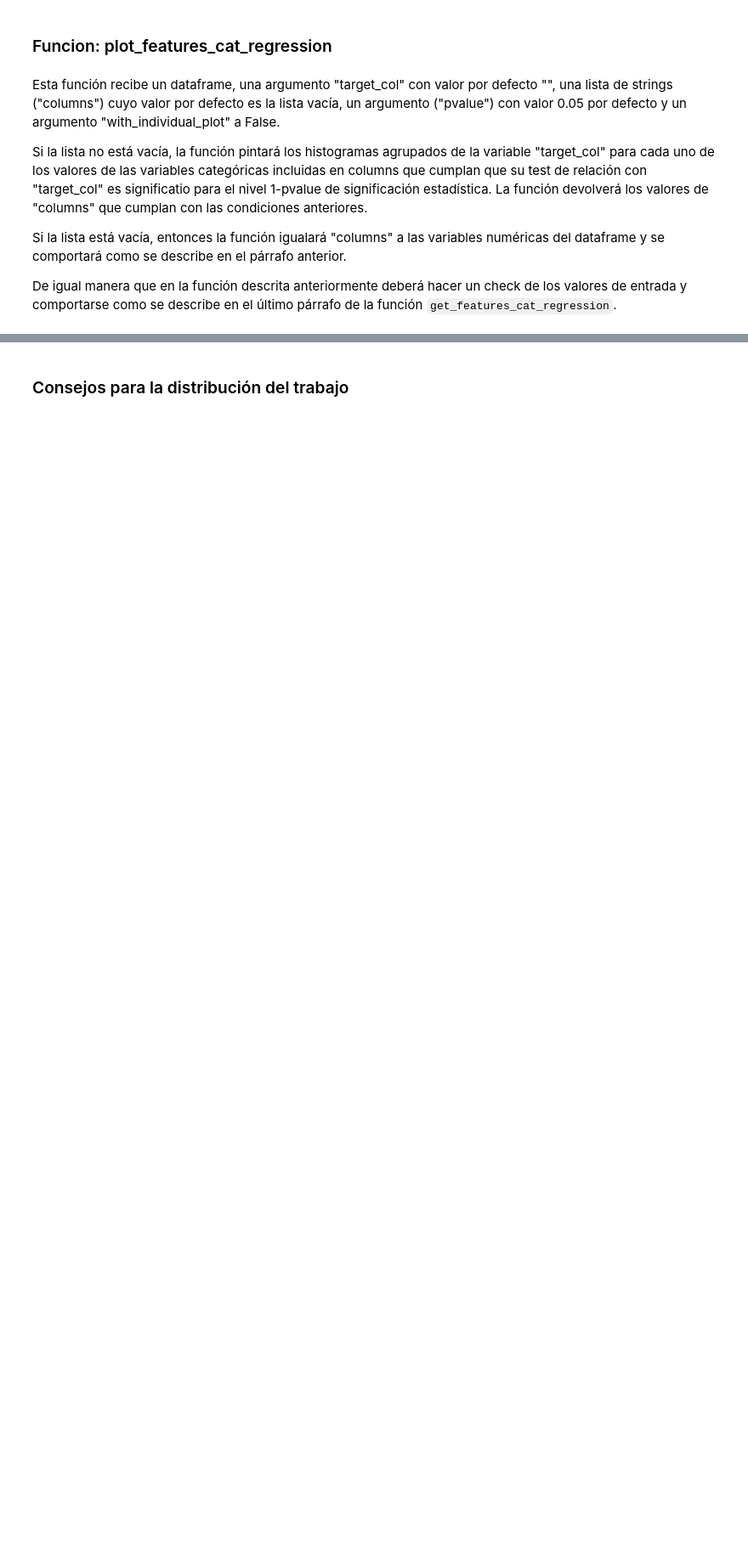
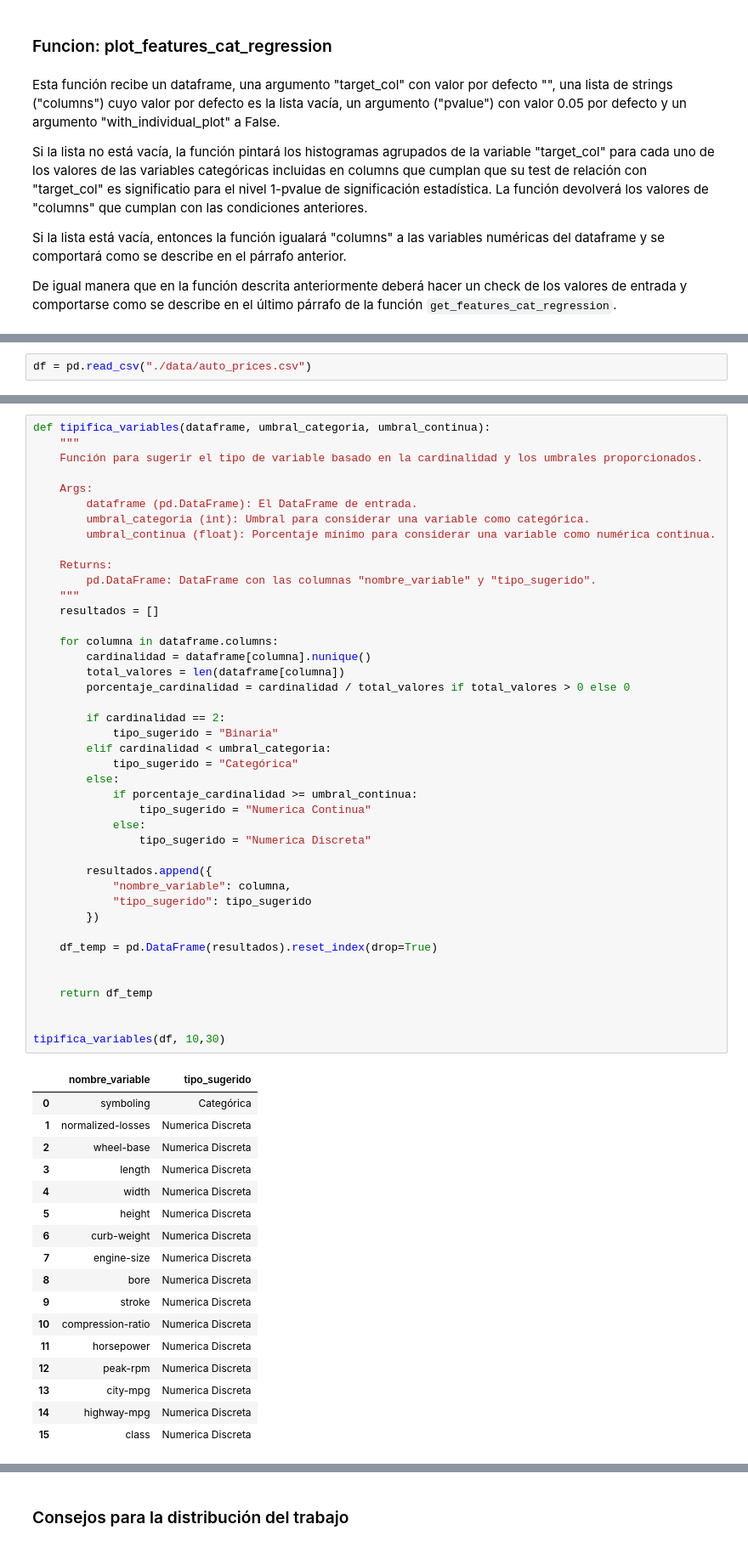
Before and after one commit to ConchaLG/ONLINE_DS_THEBRIDGE_ConchaLopez_Exercises, a Jupyter notebook: 04_Machine_Learning/Sprint_10/Team_Challenge/Team_Challenge_ToolBox_I.ipynb, the cells around one changed output, grey strips where cells are left out. Shown at 85% size. Saved outputs shown, nothing was run; the diff lists cells and outputs as text; blank space fills up the shorter version.

```diff
--- a/04_Machine_Learning/Sprint_10/Team_Challenge/Team_Challenge_ToolBox_I.ipynb
+++ b/04_Machine_Learning/Sprint_10/Team_Challenge/Team_Challenge_ToolBox_I.ipynb
@@ -107,0 +114,2 @@ De igual manera que en la función descrita anteriormente deberá hacer un check
+# %%
+df = pd.read_csv("./data/auto_prices.csv")
@@ -107,0 +154,60 @@ De igual manera que en la función descrita anteriormente deberá hacer un check
+# %%
+def tipifica_variables(dataframe, umbral_categoria, umbral_continua):
+    """
+    Función para sugerir el tipo de variable basado en la cardinalidad y los umbrales proporcionados.
+
+    Args:
+        dataframe (pd.DataFrame): El DataFrame de entrada.
+        umbral_categoria (int): Umbral para considerar una variable como categórica.
+        umbral_continua (float): Porcentaje mínimo para considerar una variable como numérica continua.
+
+    Returns:
+        pd.DataFrame: DataFrame con las columnas "nombre_variable" y "tipo_sugerido".
+    """
+    resultados = []
+
+    for columna in dataframe.columns:
+        cardinalidad = dataframe[columna].nunique()
+        total_valores = len(dataframe[columna])
+        porcentaje_cardinalidad = cardinalidad / total_valores if total_valores > 0 else 0
+
+        if cardinalidad == 2:
+            tipo_sugerido = "Binaria"
+        elif cardinalidad < umbral_categoria:
+            tipo_sugerido = "Categórica"
+        else:
+            if porcentaje_cardinalidad >= umbral_continua:
+                tipo_sugerido = "Numerica Continua"
+            else:
+                tipo_sugerido = "Numerica Discreta"
+
+        resultados.append({
+            "nombre_variable": columna,
+            "tipo_sugerido": tipo_sugerido
+        })
+
+    df_temp = pd.DataFrame(resultados).reset_index(drop=True)
+
+
+    return df_temp
+
+
+tipifica_variables(df, 10,30)
+# %% [output]
+|  | nombre_variable | tipo_sugerido |
+| 0 | symboling | Categórica |
+| 1 | normalized-losses | Numerica Discreta |
+| 2 | wheel-base | Numerica Discreta |
+| 3 | length | Numerica Discreta |
+| 4 | width | Numerica Discreta |
+| 5 | height | Numerica Discreta |
+| 6 | curb-weight | Numerica Discreta |
+| 7 | engine-size | Numerica Discreta |
+| 8 | bore | Numerica Discreta |
+| 9 | stroke | Numerica Discreta |
+| 10 | compression-ratio | Numerica Discreta |
+| 11 | horsepower | Numerica Discreta |
+| 12 | peak-rpm | Numerica Discreta |
+| 13 | city-mpg | Numerica Discreta |
+| 14 | highway-mpg | Numerica Discreta |
+| 15 | class | Numerica Discreta |
```
Also changed, not shown: parts of 3 cells of this notebook, 21 other files.
